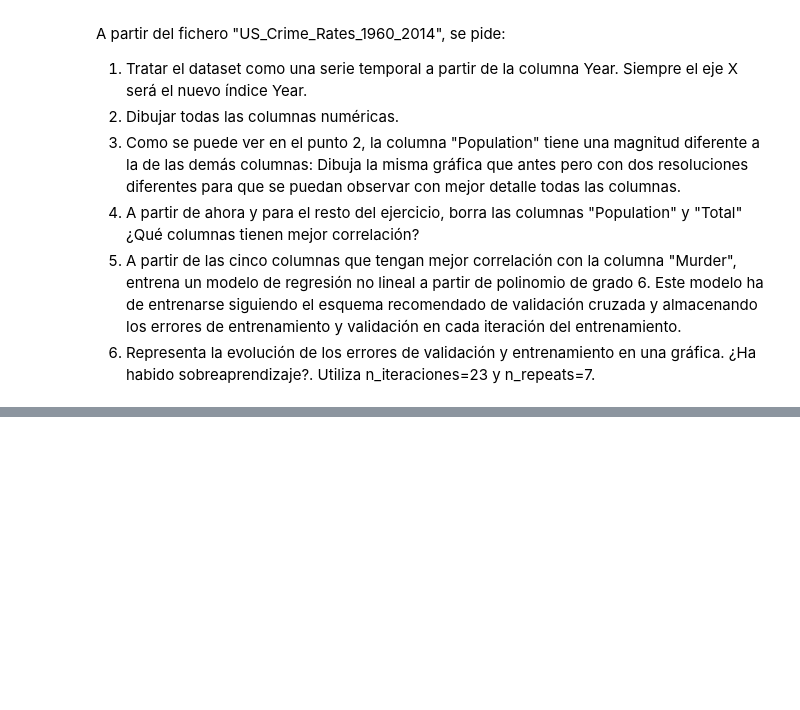
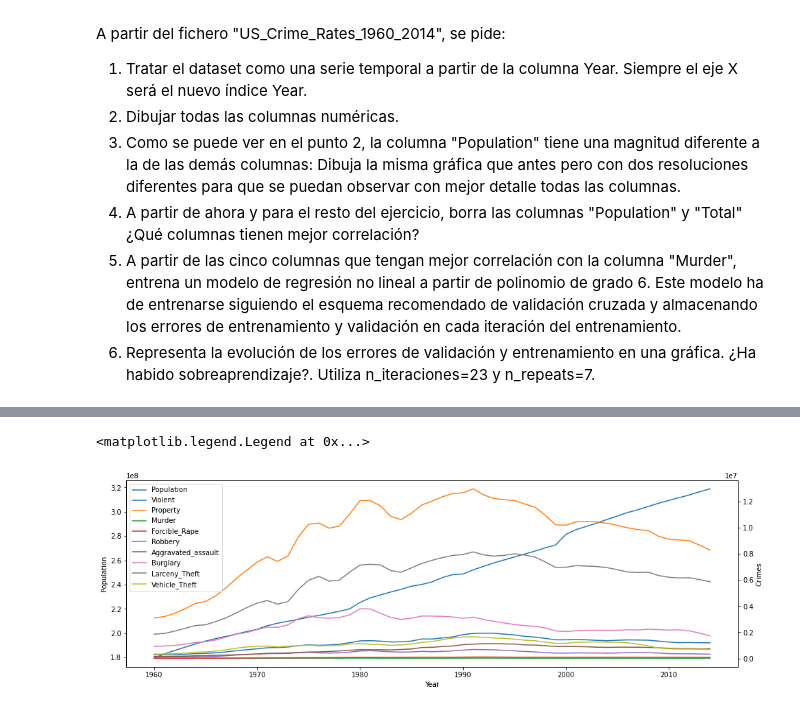
Before and after one commit to danwalk/walkdabridge, a Jupyter notebook: week10_ML_competition_pca_kmeans/day1_gridsearch_pipelines/exercises/3.crime.ipynb, the cells around one changed output, grey strips where cells are left out. Drawn from its saved outputs; the diff is of its cells as text; code cells hidden in the pictures; blank space fills up the shorter version.

```diff
--- a/week10_ML_competition_pca_kmeans/day1_gridsearch_pipelines/exercises/3.crime.ipynb
+++ b/week10_ML_competition_pca_kmeans/day1_gridsearch_pipelines/exercises/3.crime.ipynb
@@ -20,0 +46,19 @@ df.plot()
+# %%
+a = df[["Violent", "Property", "Murder", "Forcible_Rape", "Robbery", "Aggravated_assault", "Burglary", "Larceny_Theft", "Vehicle_Theft"]]
+
+fig,ax = plt.subplots(figsize = (16, 5))
+ax.plot(df.index, df.Population, label="Population")
+ax2=ax.twinx()
+ax2.plot(df.index, a, label=["Violent", "Property", "Murder", "Forcible_Rape", "Robbery", "Aggravated_assault", "Burglary", "Larceny_Theft", "Vehicle_Theft"])
+ax.set_ylabel("Population")
+ax2.set_ylabel("Crimes")
+ax.set_xlabel("Year")
+
+lines1, labels1 = ax.get_legend_handles_labels()
+lines2, labels2 = ax2.get_legend_handles_labels()
+lines = lines1 + lines2
+labels = labels1 + labels2
+ax2.legend(lines, labels)
+# %% [output]
+<matplotlib.legend.Legend at 0x...>
+[figure, added]
```
Also changed, not shown: parts of 28 cells of this notebook, 2 other files.
